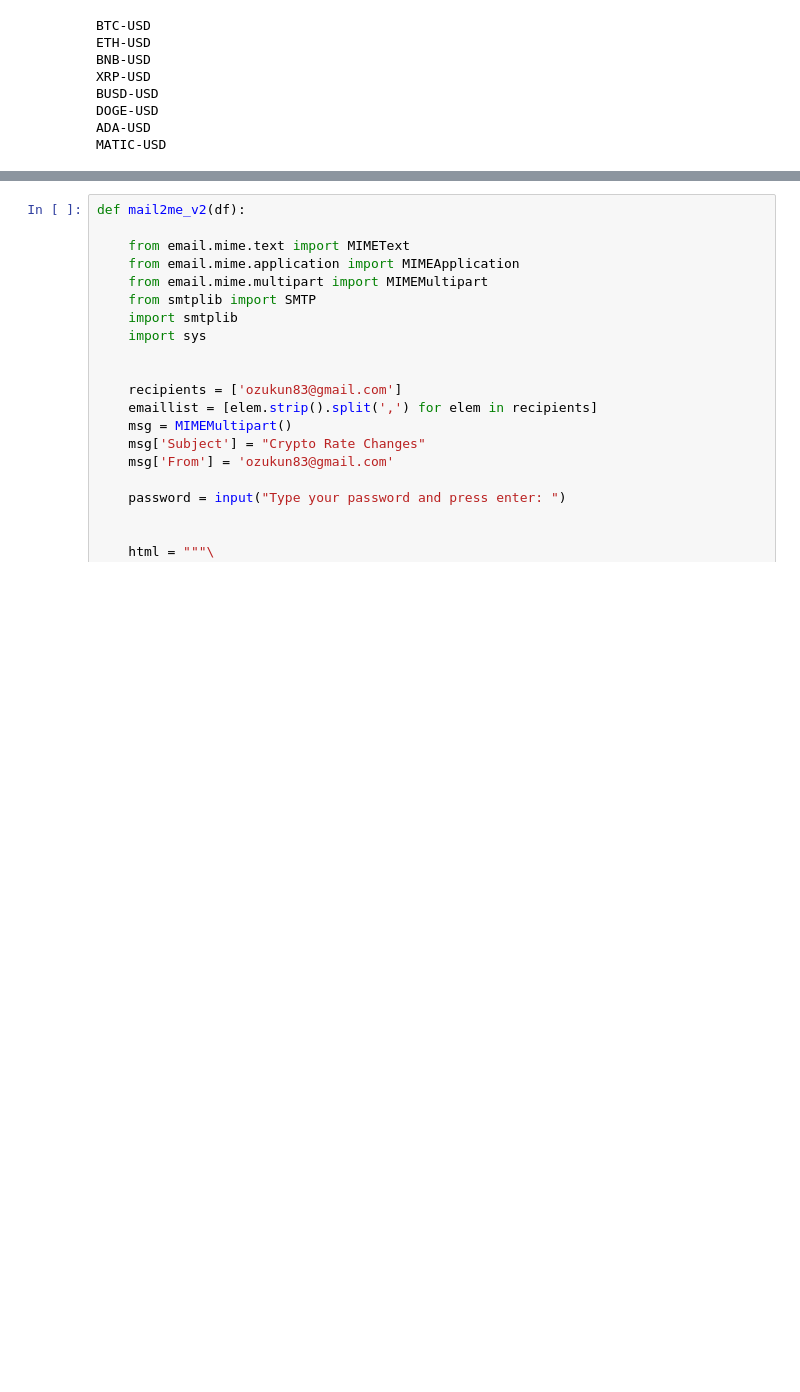
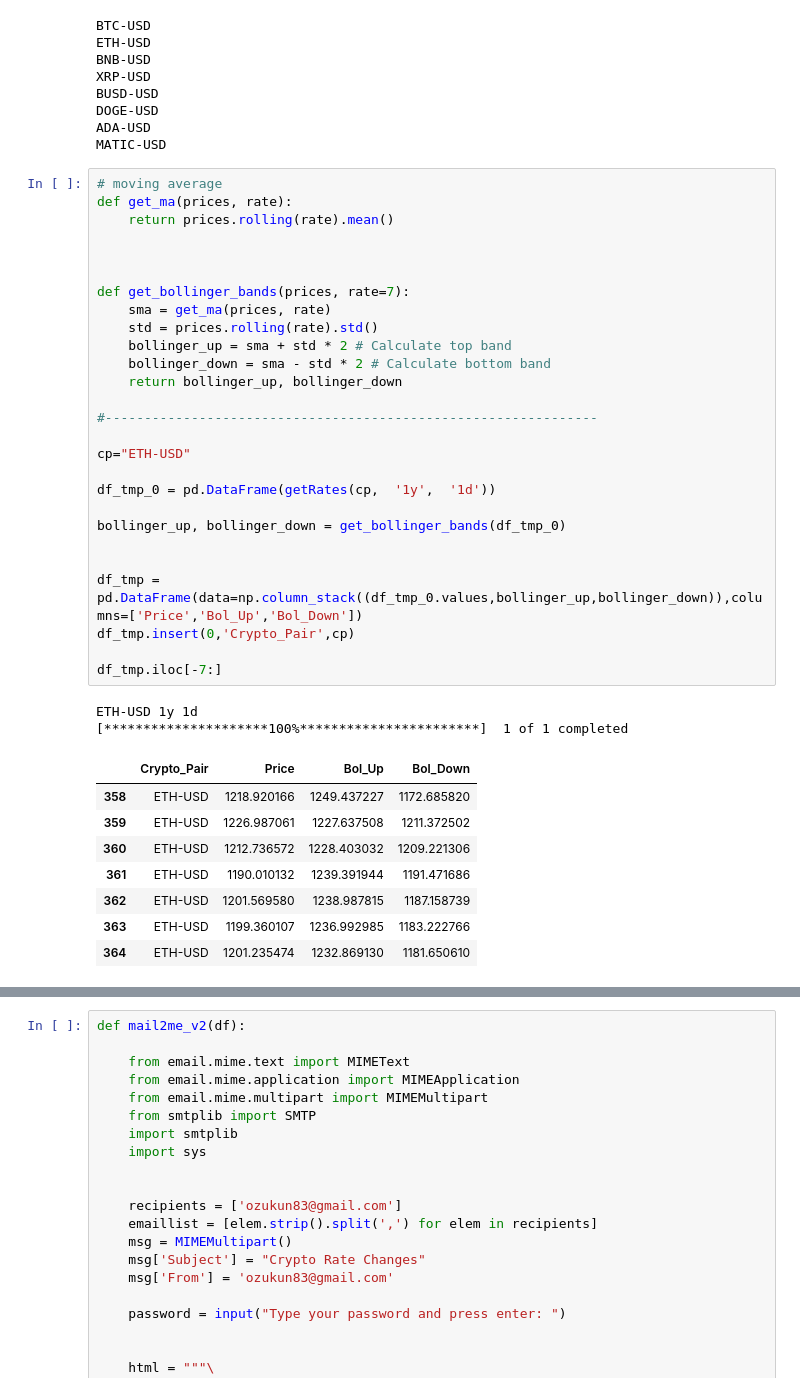
Before and after one commit to ozukun/Crypto_Project, a Jupyter notebook: Crypto_Main.ipynb, the cells around one changed output, grey strips where cells are left out. Cells and saved outputs as stored; diff of their text form; blank space fills up the shorter version.

```diff
--- a/Crypto_Main.ipynb
+++ b/Crypto_Main.ipynb
@@ -121,4 +121,42 @@ BUSD-USD
 DOGE-USD
 ADA-USD
 MATIC-USD
+# %%
+# moving average
+def get_ma(prices, rate):
+    return prices.rolling(rate).mean()
+
+
+
+def get_bollinger_bands(prices, rate=7):
+    sma = get_ma(prices, rate)
+    std = prices.rolling(rate).std()
+    bollinger_up = sma + std * 2 # Calculate top band
+    bollinger_down = sma - std * 2 # Calculate bottom band
+    return bollinger_up, bollinger_down
+
+#---------------------------------------------------------------
+
+cp="ETH-USD"
+
+df_tmp_0 = pd.DataFrame(getRates(cp,  '1y',  '1d'))
+
+bollinger_up, bollinger_down = get_bollinger_bands(df_tmp_0)
+
+
+df_tmp = pd.DataFrame(data=np.column_stack((df_tmp_0.values,bollinger_up,bollinger_down)),columns=['Price','Bol_Up','Bol_Down'])
+df_tmp.insert(0,'Crypto_Pair',cp)
+
+df_tmp.iloc[-7:]
+# %% [output]
+ETH-USD 1y 1d
+[*********************100%***********************]  1 of 1 completed
+|  | Crypto_Pair | Price | Bol_Up | Bol_Down |
+| 358 | ETH-USD | 1218.920166 | 1249.437227 | 1172.685820 |
+| 359 | ETH-USD | 1226.987061 | 1227.637508 | 1211.372502 |
+| 360 | ETH-USD | 1212.736572 | 1228.403032 | 1209.221306 |
+| 361 | ETH-USD | 1190.010132 | 1239.391944 | 1191.471686 |
+| 362 | ETH-USD | 1201.569580 | 1238.987815 | 1187.158739 |
+| 363 | ETH-USD | 1199.360107 | 1236.992985 | 1183.222766 |
+| 364 | ETH-USD | 1201.235474 | 1232.869130 | 1181.650610 |
 # %%
```
Also changed, not shown: parts of 5 cells of this notebook.
